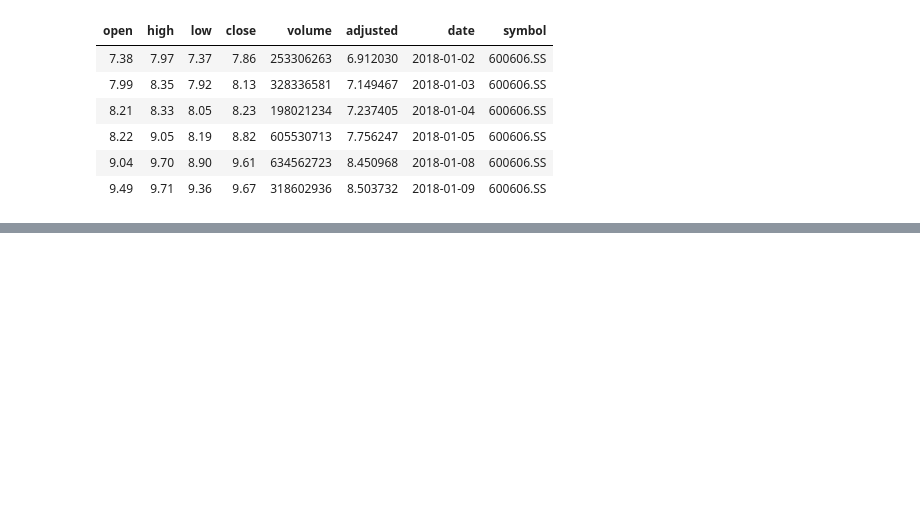
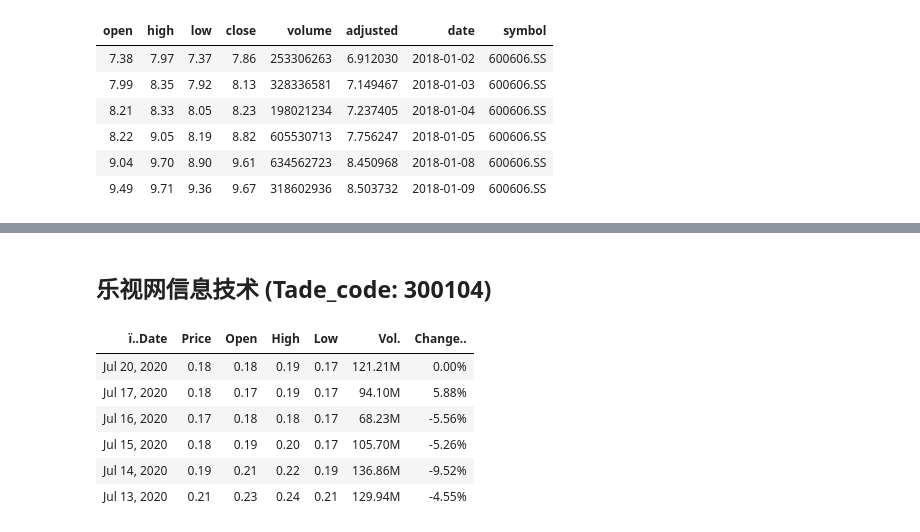
Before and after one commit to JunjieLeiCoe/sm_res_mkt, a Jupyter notebook: stock_trade.ipynb, the cells around one changed output, grey strips where cells are left out. Cells and saved outputs as stored; diff of their text form; code cells hidden in the pictures; blank space fills up the shorter version.

```diff
--- a/stock_trade.ipynb
+++ b/stock_trade.ipynb
@@ -218,0 +230,2 @@ ERROR: Error in ggplot(data = combinedData, aes(x = as.Date(date), y = close, :
+# %% [markdown]
+## 乐视网信息技术 (Tade_code: 300104)
@@ -218,0 +234,10 @@ ERROR: Error in ggplot(data = combinedData, aes(x = as.Date(date), y = close, :
+# %%
+head(leshi)
+# %% [output]
+| ï..Date | Price | Open | High | Low | Vol. | Change.. |
+| Jul 20, 2020 | 0.18 | 0.18 | 0.19 | 0.17 | 121.21M | 0.00% |
+| Jul 17, 2020 | 0.18 | 0.17 | 0.19 | 0.17 | 94.10M | 5.88% |
+| Jul 16, 2020 | 0.17 | 0.18 | 0.18 | 0.17 | 68.23M | -5.56% |
+| Jul 15, 2020 | 0.18 | 0.19 | 0.20 | 0.17 | 105.70M | -5.26% |
+| Jul 14, 2020 | 0.19 | 0.21 | 0.22 | 0.19 | 136.86M | -9.52% |
+| Jul 13, 2020 | 0.21 | 0.23 | 0.24 | 0.21 | 129.94M | -4.55% |
```
Also changed, not shown: parts of 9 cells of this notebook.
